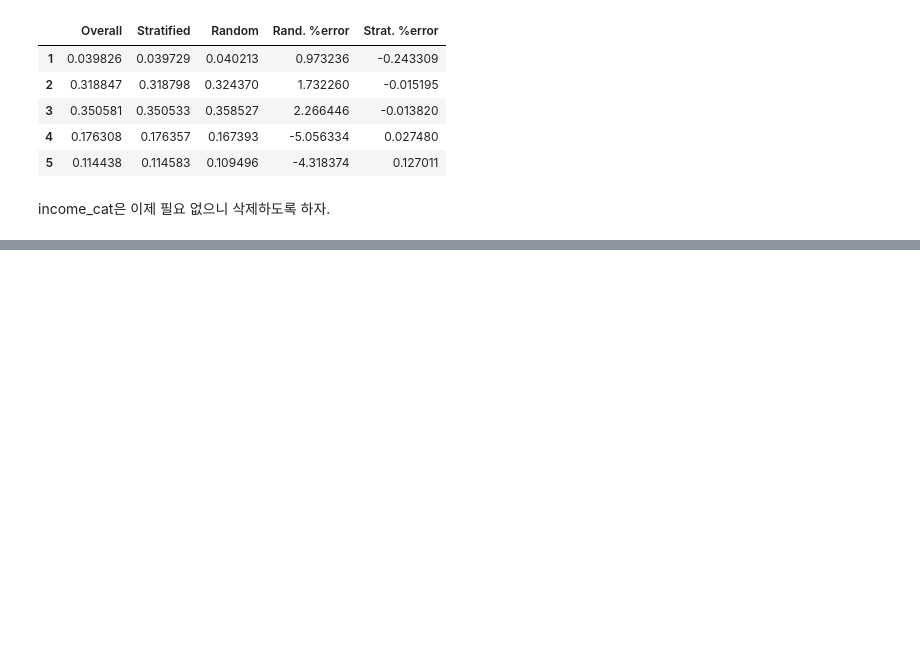
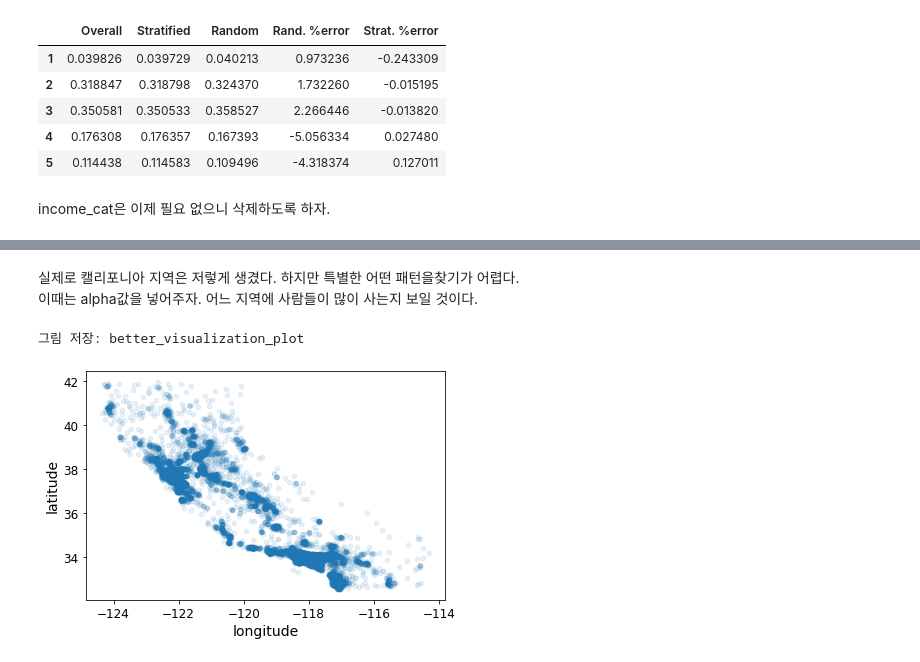
Before and after one commit to Choi-SeoYun/handsOn-ml2, a Jupyter notebook: CHAPTER2/chpater2_머신러닝프로젝트처음부터끝까지_p75.ipynb, the cells around one changed output, grey strips where cells are left out. Drawn from its saved outputs; the diff is of its cells as text; code cells hidden in the pictures; blank space fills up the shorter version.

```diff
--- a/CHAPTER2/chpater2_머신러닝프로젝트처음부터끝까지_p75.ipynb
+++ b/CHAPTER2/chpater2_머신러닝프로젝트처음부터끝까지_p75.ipynb
@@ -326,0 +346,9 @@ for set_ in (strat_train_set, strat_test_set):
+# %% [markdown]
+실제로 캘리포니아 지역은 저렇게 생겼다. 하지만 특별한 어떤 패턴을찾기가 어렵다.
+이때는 alpha값을 넣어주자. 어느 지역에 사람들이 많이 사는지 보일 것이다.
+# %%
+housing.plot(kind="scatter", x="longitude", y="latitude", alpha=0.1)
+save_fig("better_visualization_plot")
+# %% [output]
+그림 저장: better_visualization_plot
+[figure, added]
```
Also changed, not shown: parts of 27 cells of this notebook, 6 other files.
